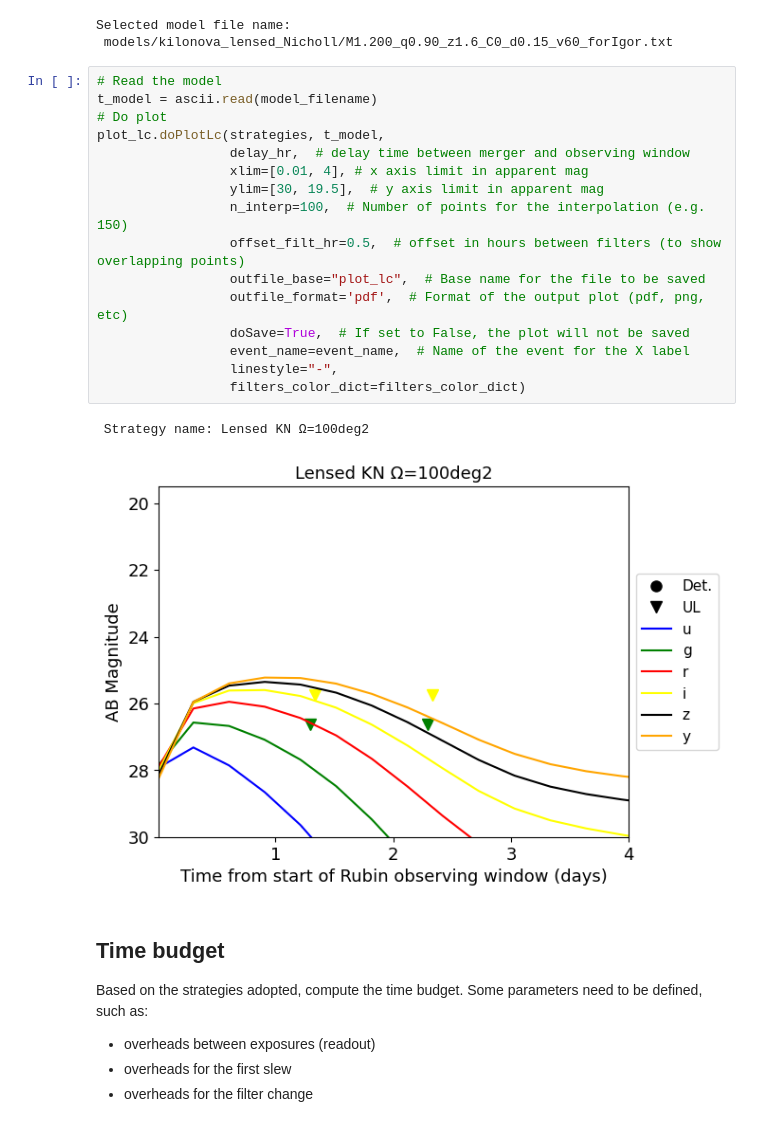
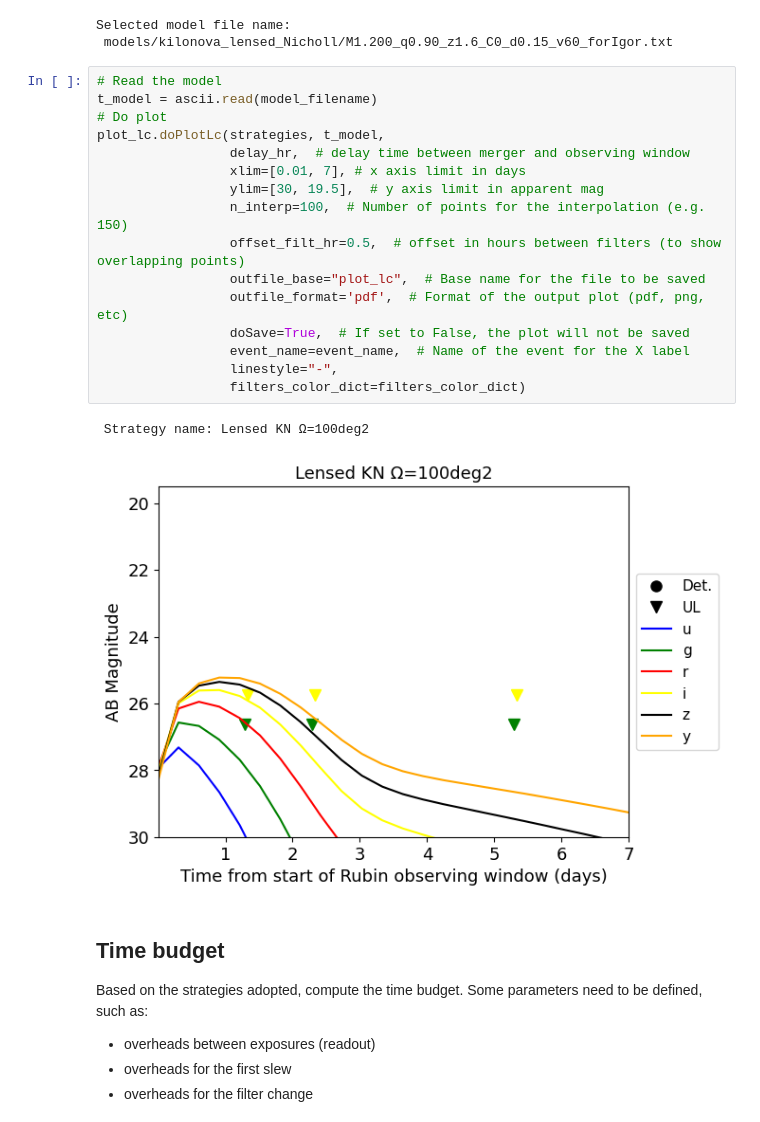
Before and after one commit to Meet-Vyas-Dev/RubinToO2024, a Jupyter notebook: plots_RubinToO2024.ipynb, the cells around one changed output. Drawn from its saved outputs; the diff is of its cells as text.

```diff
--- a/plots_RubinToO2024.ipynb
+++ b/plots_RubinToO2024.ipynb
@@ -569,22 +570,22 @@ Selected model file name:
 # %%
 # Read the model
 t_model = ascii.read(model_filename)
 # Do plot
 plot_lc.doPlotLc(strategies, t_model,
                  delay_hr,  # delay time between merger and observing window
-                 xlim=[0.01, 4], # x axis limit in apparent mag
+                 xlim=[0.01, 7], # x axis limit in days
                  ylim=[30, 19.5],  # y axis limit in apparent mag
                  n_interp=100,  # Number of points for the interpolation (e.g. 150)
                  offset_filt_hr=0.5,  # offset in hours between filters (to show overlapping points)
                  outfile_base="plot_lc",  # Base name for the file to be saved
                  outfile_format='pdf',  # Format of the output plot (pdf, png, etc)
                  doSave=True,  # If set to False, the plot will not be saved
                  event_name=event_name,  # Name of the event for the X label
                  linestyle="-",
                  filters_color_dict=filters_color_dict)
 # %% [output]
  Strategy name: Lensed KN Ω=100deg2
-[figure, old version]
+[figure, new version]
 # %% [markdown]
 ## Time budget
 
```
Also changed, not shown: parts of 1 cell of this notebook, 4 other files.
